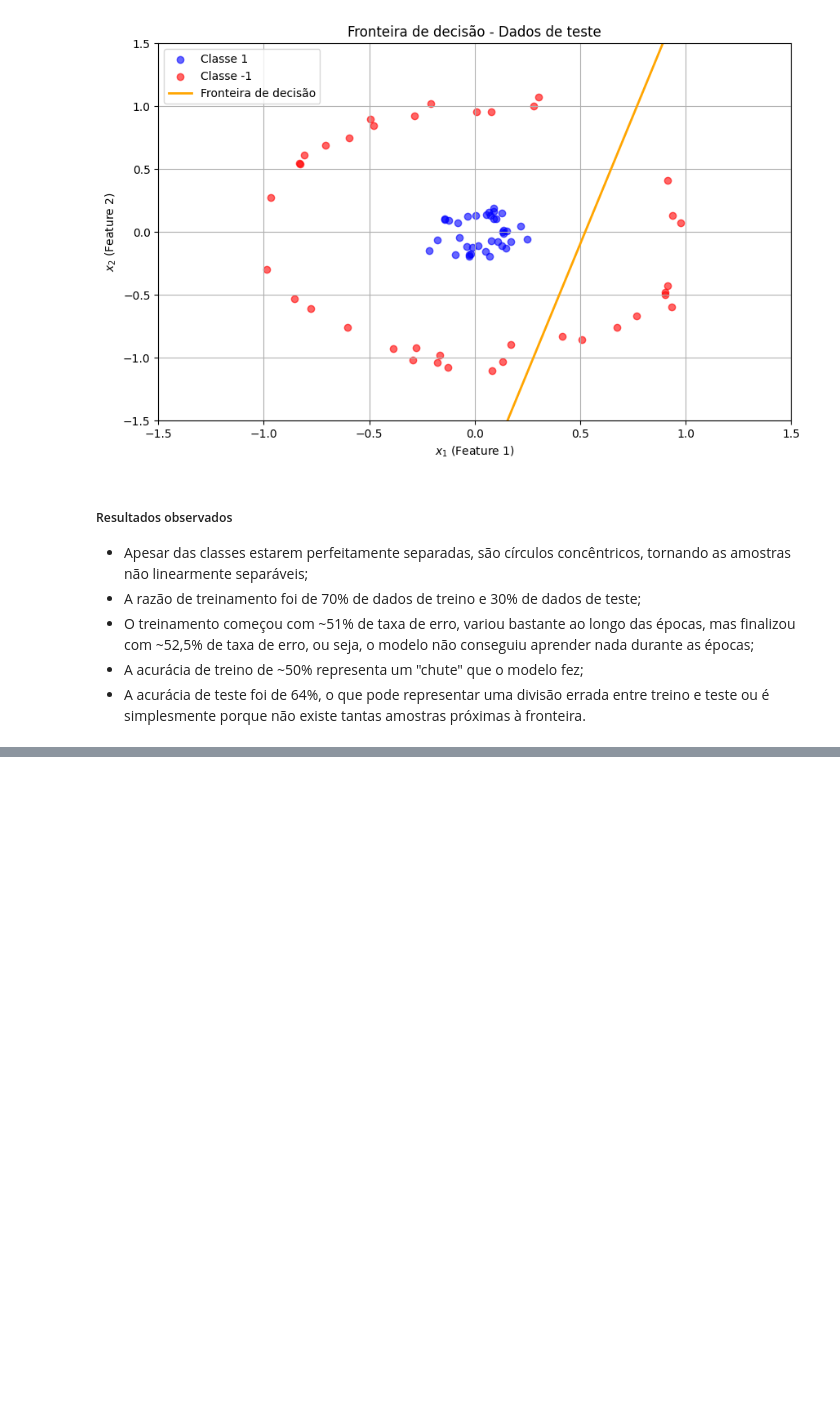
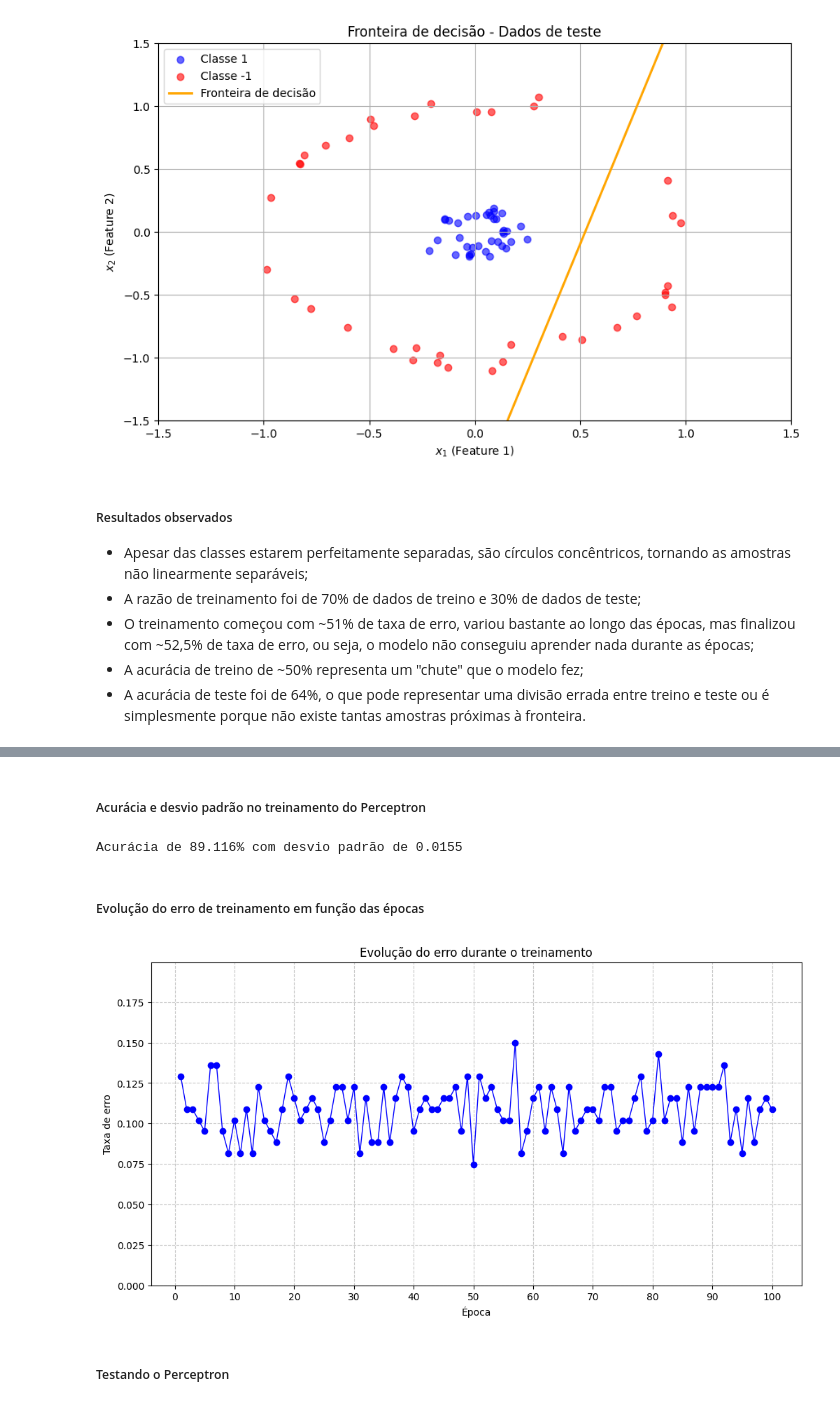
Before and after one commit to lucasanches/single-layer-perceptron, a Jupyter notebook: perceptron.ipynb, the cells around one changed output, grey strips where cells are left out. Drawn from its saved outputs; the diff is of its cells as text; code cells hidden in the pictures; blank space fills up the shorter version.

Commit message:
ajustes realizados e implementação do perceptron no dataset #3

```diff
--- a/perceptron.ipynb
+++ b/perceptron.ipynb
@@ -43,6 +45,7 @@ def treinamento(X_train, y_train, qtd_atributos, tx_aprendizagem, epocas, seed):
     eta = tx_aprendizagem                                                       # taxa de aprendizagem
     epoca = 0                                                                   # contador de epoca
     evolucao_erro = []
+    acuracia_epocas = []
 
     while epoca < epocas:
         erro = 0
@@ -66,6 +69,8 @@ def treinamento(X_train, y_train, qtd_atributos, tx_aprendizagem, epocas, seed):
             else:
                 acertos += 1
 
+        acuracia_epocas.append(acertos/len(X_train))       # evolução da acurácia ao longo das épocas
+
         evolucao_erro.append(erro/len(X_train))     # evolução do erro ao longo das épocas
 
         epoca += 1
@@ -77,6 +82,7 @@ def treinamento(X_train, y_train, qtd_atributos, tx_aprendizagem, epocas, seed):
         "peso aprendido": pesos,
         "epocas executadas": epoca,
         "evolucao do erro": evolucao_erro,
+        "evolucao acuracia": acuracia_epocas,
         "acuracia": acertos/len(X_train)
     }
 # %% [markdown]
@@ -521,0 +568,13 @@ plt.show()
+# %%
+# Carregando os datasets
+df_train_loaded = pd.read_csv("arquivos_csv/train_dataset3.csv")
+df_test_loaded = pd.read_csv("arquivos_csv/test_dataset3.csv")
+
+
+# Separando os dados de treinamento
+X_train = df_train_loaded.drop("label", axis=1).values      # (n_features, n_amostras)
+y_train = df_train_loaded["label"].values.reshape(1, -1).T    # (1, n_amostras)
+
+# Separando os dados de teste
+X_test = df_test_loaded.drop("label", axis=1).values
+y_test = df_test_loaded["label"].values.reshape(1, -1).T
@@ -521,0 +599,8 @@ plt.show()
+# %%
+qtd_atributos = X_train.shape[1]
+tx_aprendizagem = 0.1
+epocas = 100
+seed = 16
+
+resultado_treino_1 = treinamento(X_train, y_train, qtd_atributos, tx_aprendizagem, epocas, seed)
+pprint.pp(resultado_treino_1)
@@ -521,0 +625,29 @@ plt.show()
+# %% [markdown]
+##### Acurácia e desvio padrão no treinamento do Perceptron
+# %%
+evolucao_acuracia = resultado_treino_1['evolucao acuracia']
+acuracia = resultado_treino_1['acuracia']
+stdev_acuracia = statistics.stdev(evolucao_acuracia)
+
+print(f"Acurácia de {acuracia:.3%} com desvio padrão de {stdev_acuracia:.3}")
+# %% [output]
+Acurácia de 89.116% com desvio padrão de 0.0155
+# %% [markdown]
+##### Evolução do erro de treinamento em função das épocas
+# %%
+x = np.array(range(1, resultado_treino_1["epocas executadas"] + 1))
+y = resultado_treino_1["evolucao do erro"]
+
+plt.figure(figsize=(12, 6))
+plt.plot(x, y, 'b-o', linewidth=1, markersize=5, markeredgewidth=2)
+plt.title('Evolução do erro durante o treinamento', fontsize=12)
+plt.xlabel('Época', fontsize=10)
+plt.ylabel('Taxa de erro', fontsize=10)
+plt.grid(True, linestyle='--', alpha=0.7)
+plt.xticks(np.arange(0, max(x)+1, max(1, len(x)//10)))
+plt.ylim(0, min(1.05, max(y)+0.05))
+plt.show()
+# %% [output]
+[figure, added]
+# %% [markdown]
+##### Testando o Perceptron
```
Also changed, not shown: parts of 77 cells of this notebook.
